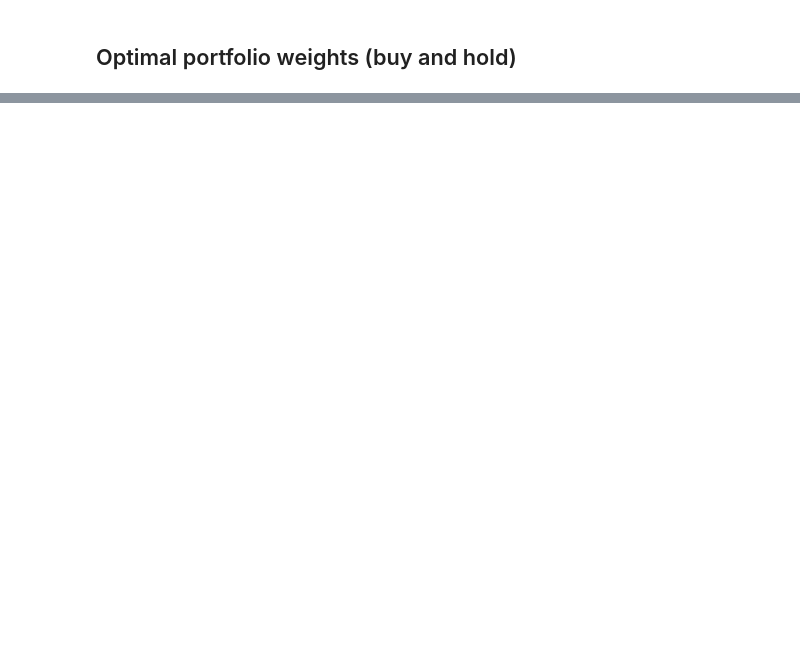
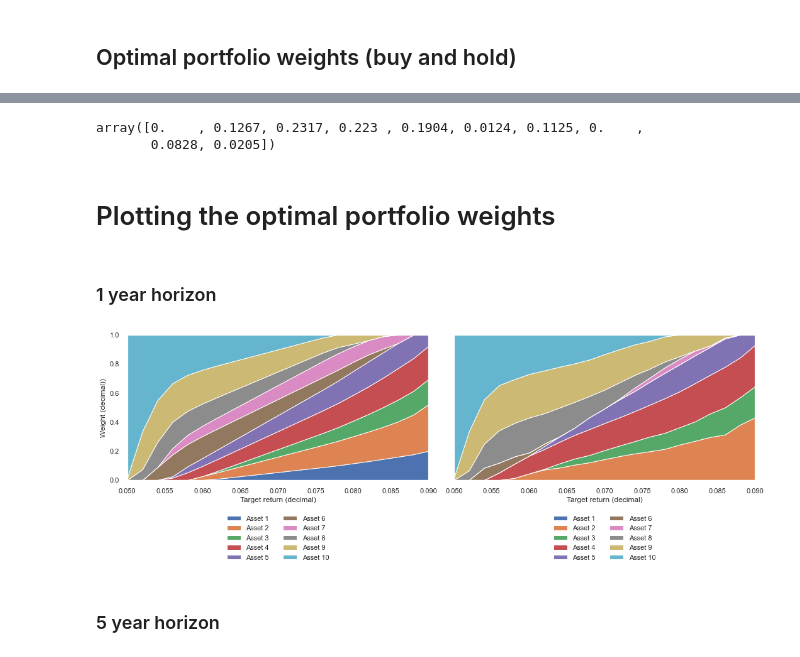
Before and after one commit to frgy17ac/Exammmmm, a Jupyter notebook: Solutions/Solution to Optimizing portfolios.ipynb, the cells around one changed output, grey strips where cells are left out. Cells and saved outputs as stored; diff of their text form; code cells hidden in the pictures; blank space fills up the shorter version.

```diff
--- a/Solutions/Solution to Optimizing portfolios.ipynb
+++ b/Solutions/Solution to Optimizing portfolios.ipynb
@@ -396,0 +452,20 @@ def OptPFWeightsMinCVaR(w: np.array, horizon: int, cum_lin_ret_np: np.array):
+# %%
+# Minimizing objective function (CVaR) w.r.t. weights with target return 45%
+# 5 year horizon
+
+horizon = 5
+
+bounds = [(0, 1)] * len(asset) # No shorting constraint
+args = (horizon, cum_lin_ret_np) # Exogenous input
+x0 = [1/10] * len(asset) # Initial values
+constrs = [{"fun" : cons_1, "type" : "eq"}, {"fun" : cons_2, "type" : "eq", "args" : (horizon, cum_lin_ret_np)}] # Weights must sum to 1
+
+optwcvarfivey = optimize.minimize(fun = OptPFWeightsMinCVaR, x0 = x0, args = args, constraints = constrs, bounds = bounds, method = "SLSQP", options = {'ftol': 1e-9, 'disp': False})
+optwcvarfivey.x.round(4)
+# %% [output]
+array([0.    , 0.1267, 0.2317, 0.223 , 0.1904, 0.0124, 0.1125, 0.    ,
+       0.0828, 0.0205])
+# %% [markdown]
+# Plotting the optimal portfolio weights
+# %% [markdown]
+### 1 year horizon
@@ -396,0 +526,28 @@ def OptPFWeightsMinCVaR(w: np.array, horizon: int, cum_lin_ret_np: np.array):
+# %%
+labels = list()
+
+for i in range(1, 11):
+    labels.append("Asset {}".format(i))
+
+fig, ax = plt.subplots(1, 2, figsize = (15, 6), sharex = True, sharey = True)
+
+ax[0].stackplot(np.linspace(0.05, 0.09, 21), np.array(opt_weight_std_one_year).T, labels = labels)
+ax[0].set_xlim([targets.min(), targets.max()])
+ax[0].set_ylim(0, 1)
+ax[0].set_xlabel("Target return (decimal)")
+ax[0].set_ylabel("Weight (decimal))")
+ax[0].legend(loc='center', bbox_to_anchor=(0.5, -0.4), ncol=2);
+
+ax[1].stackplot(np.linspace(0.05, 0.09, 21), np.array(opt_weight_CVaR_one_year).T, labels = labels)
+ax[1].set_xlim([targets.min(), targets.max()])
+ax[1].set_ylim(0, 1)
+ax[1].set_xlabel("Target return (decimal)")
+
+ax[1].legend(loc='center', bbox_to_anchor=(0.5, -0.4), ncol=2);
+
+fig.tight_layout()
+plt.show()
+# %% [output]
+[figure, added]
+# %% [markdown]
+### 5 year horizon
```
Also changed, not shown: parts of 17 cells of this notebook.
